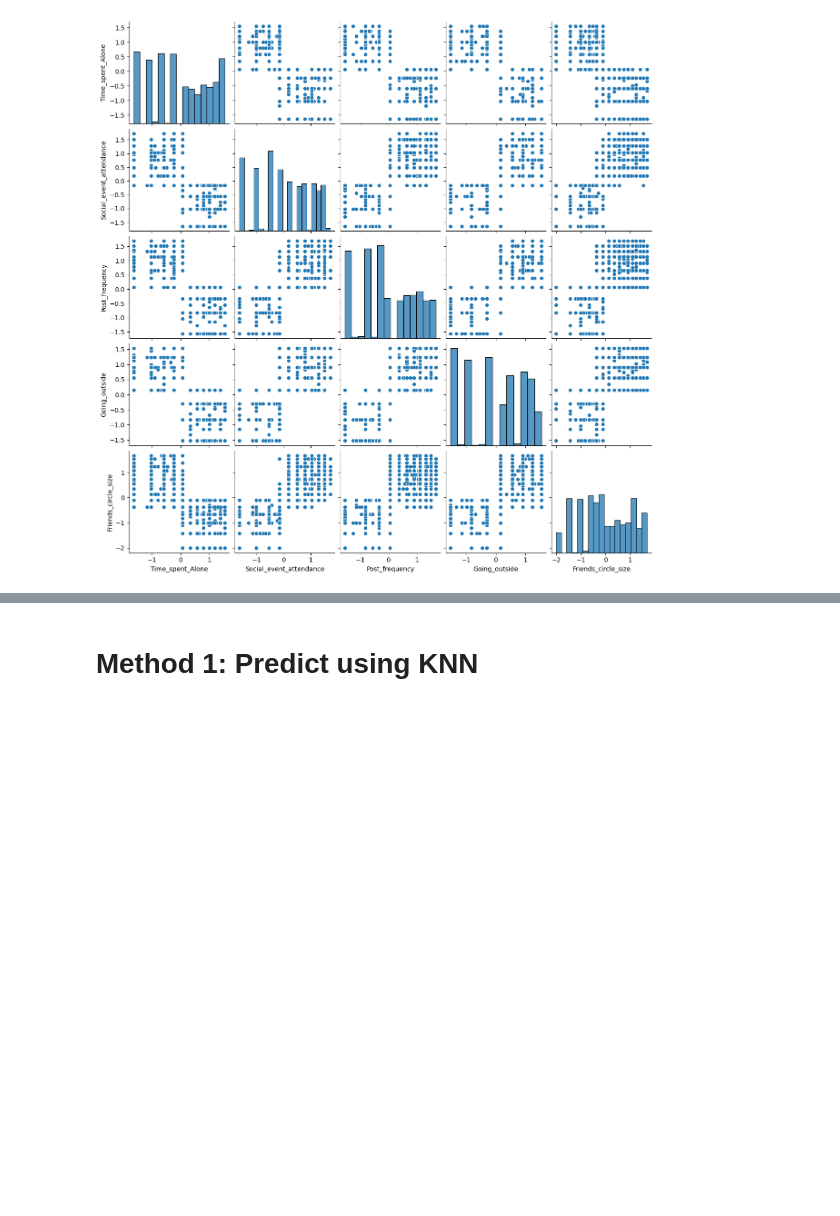
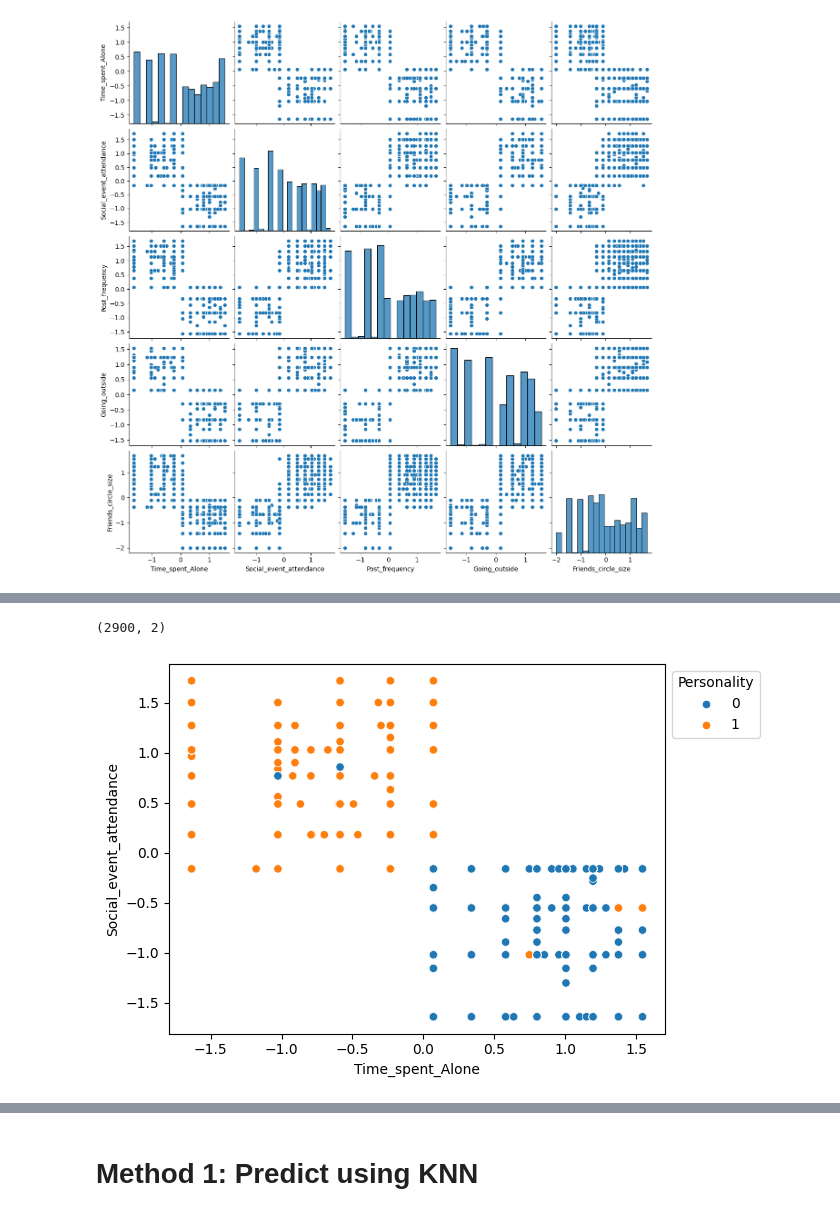
Before and after one commit to Aman-hebbale/kaggle_personality, a Jupyter notebook: logistic_classifier.ipynb, the cells around one changed output, grey strips where cells are left out. Cells and saved outputs as stored; diff of their text form; code cells hidden in the pictures; blank space fills up the shorter version.

```diff
--- a/logistic_classifier.ipynb
+++ b/logistic_classifier.ipynb
@@ -881,0 +886,7 @@ sns.pairplot(new_transformed_df)
+# %%
+ax = sns.scatterplot(x="Time_spent_Alone", y="Social_event_attendance", data=new_transformed_df, hue=df["Personality"])
+print(ax.get_children()[0].get_offsets().shape)
+sns.move_legend(ax, "upper left", bbox_to_anchor=(1, 1))
+# %% [output]
+(2900, 2)
+[figure, added]
```
Also changed, not shown: parts of 18 cells of this notebook, 1 other file.
